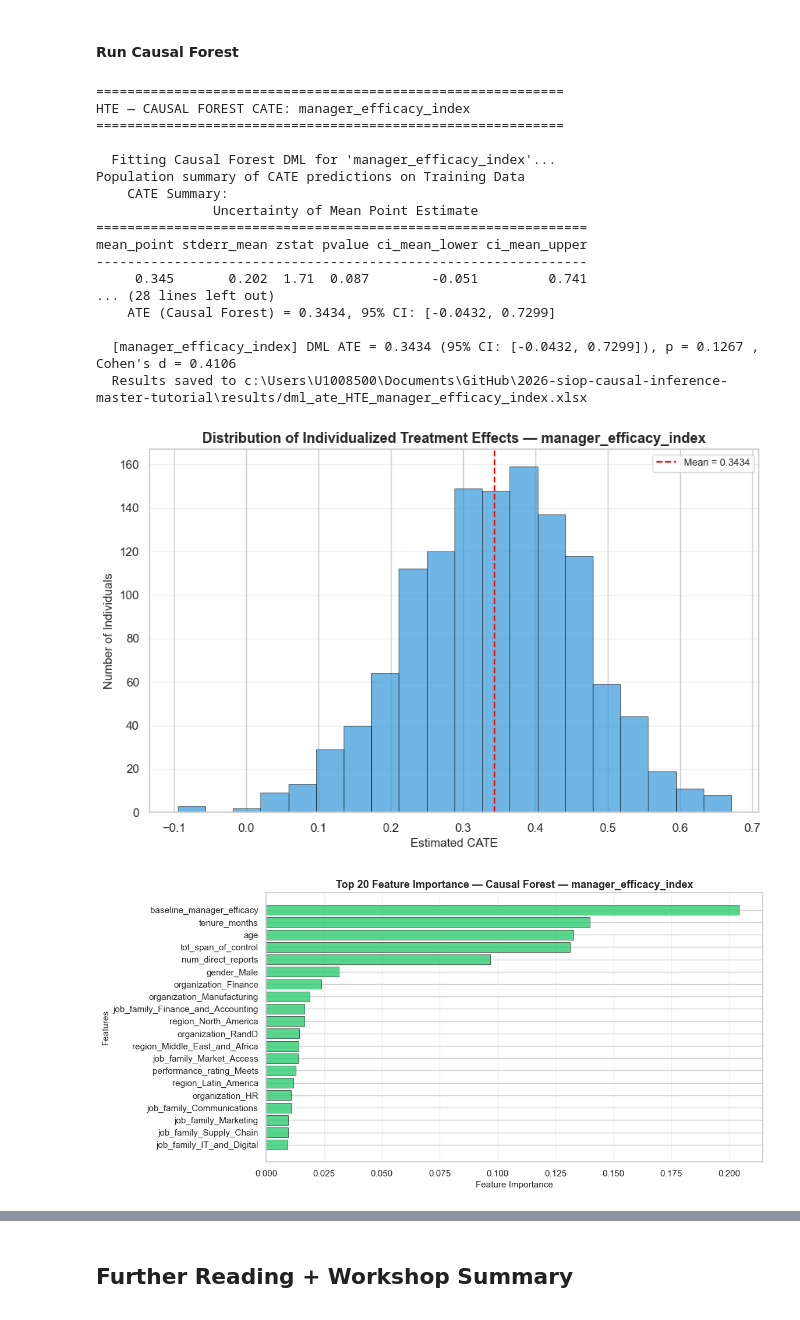
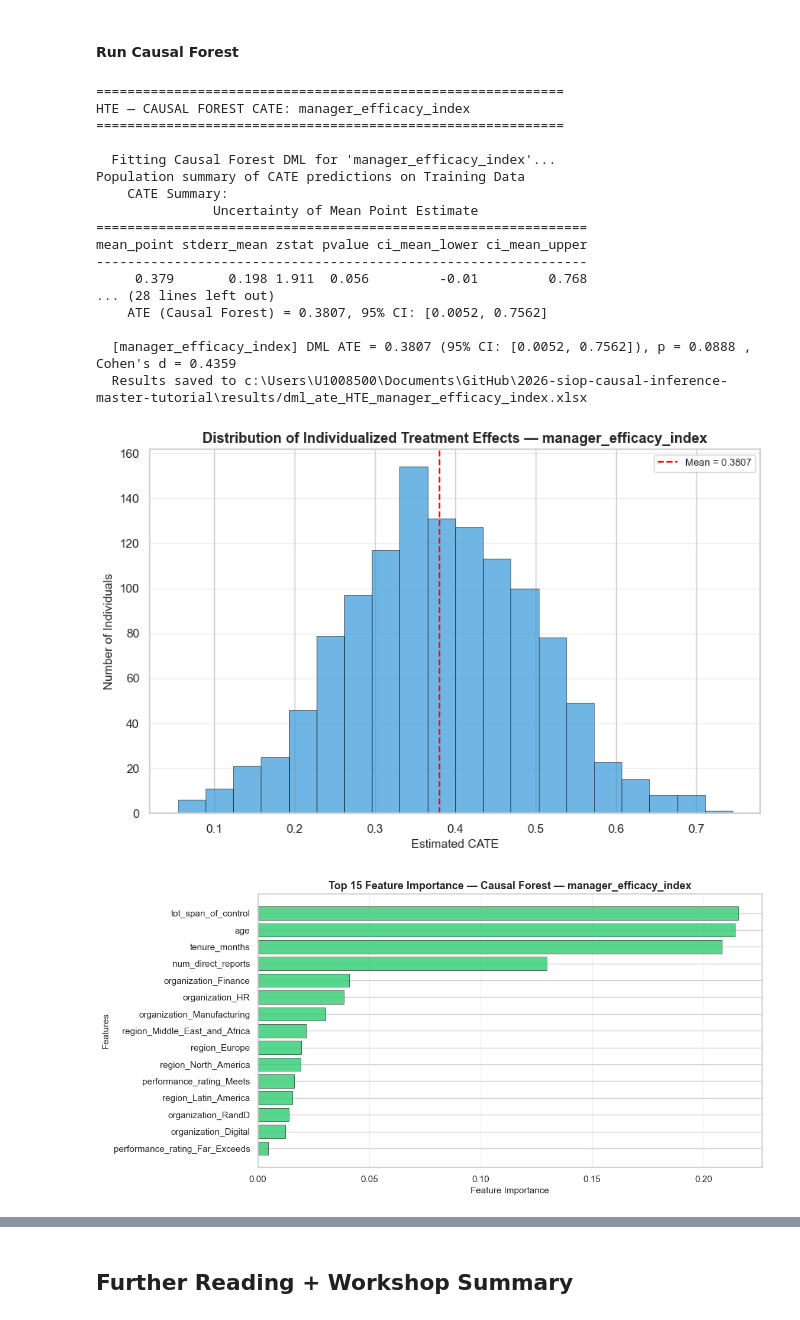
Before and after one commit to mlpost/2026-siop-causal-inference-master-tutorial, a Jupyter notebook: causal_inference_workshop.ipynb, the cells around one changed output, grey strips where cells are left out. Cells and saved outputs as stored; diff of their text form; code cells hidden in the pictures.

```diff
--- a/causal_inference_workshop.ipynb
+++ b/causal_inference_workshop.ipynb
@@ -6501,6 +6494,28 @@ HTML(r"""
 # Note: econml does not natively support cluster-robust inference.
 # The CATE analysis is exploratory — point estimates for subgroup
 # discovery, not inferential claims about specific subgroup effects.
+#
+# Effect-modifier set (X_cols) is restricted to a theory-motivated, actionable
+# subset of covariates:
+#   - organization, performance_rating   (who / at what level to prioritize)
+#   - region                              (geographic rollout decisions)
+#   - age, tenure_months                  (career-stage targeting)
+#   - num_direct_reports, tot_span_of_control  (managerial-complexity targeting)
+# gender and job_family are intentionally excluded from X to avoid surfacing
+# fairness-sensitive or high-cardinality noisy moderators. All covariates are
+# still used as confounding controls (W) via categorical_vars / continuous_vars.
+# Positivity for performance_rating holds because Below / Far Below were
+# excluded from the analytic sample earlier in the notebook.
+
+hte_X_cols = [
+    'organization',
+    'performance_rating',
+    'region',
+    'age',
+    'tenure_months',
+    'num_direct_reports',
+    'tot_span_of_control',
+]
 
 hte_results = {}
 
@@ -6520,39 +6535,40 @@ for o in sig_survey_outcomes:
         treatment_col=treatment,
         categorical_vars=categorical_vars,
         continuous_vars=hte_continuous,
+        X_cols=hte_X_cols,
         estimand="ATE",
         estimate="CATE",
         cluster_var='team_id',
         project_path=str(base_dir / "results"),
         analysis_name=f"HTE_{o}",
         random_state=42,
         alpha=0.05,
     )
 
     res = hte_results[o]
     if res.get("cate_plot") is not None:
         display(res["cate_plot"])
     if res.get("importance_plot") is not None:
         display(res["importance_plot"])
     if res.get("tree_plot") is not None:
         display(res["tree_plot"])
 # %% [output]
 ============================================================
 HTE — CAUSAL FOREST CATE: manager_efficacy_index
 ============================================================
 
   Fitting Causal Forest DML for 'manager_efficacy_index'...
 Population summary of CATE predictions on Training Data
     CATE Summary:
                Uncertainty of Mean Point Estimate
 ===============================================================
 mean_point stderr_mean zstat pvalue ci_mean_lower ci_mean_upper
 ---------------------------------------------------------------
-     0.345       0.202  1.71  0.087        -0.051         0.741
+     0.379       0.198 1.911  0.056         -0.01         0.768
 ... (28 lines left out)
-    ATE (Causal Forest) = 0.3434, 95% CI: [-0.0432, 0.7299]
+    ATE (Causal Forest) = 0.3807, 95% CI: [0.0052, 0.7562]
 
-  [manager_efficacy_index] DML ATE = 0.3434 (95% CI: [-0.0432, 0.7299]), p = 0.1267 , Cohen's d = 0.4106
+  [manager_efficacy_index] DML ATE = 0.3807 (95% CI: [0.0052, 0.7562]), p = 0.0888 , Cohen's d = 0.4359
   Results saved to c:\Users\U1008500\Documents\GitHub\2026-siop-causal-inference-master-tutorial\results/dml_ate_HTE_manager_efficacy_index.xlsx
-[figure, old version]
+[figure, new version]
-[figure, old version]
+[figure, new version]
```
Also changed, not shown: parts of 26 cells of this notebook, 19 other files.
